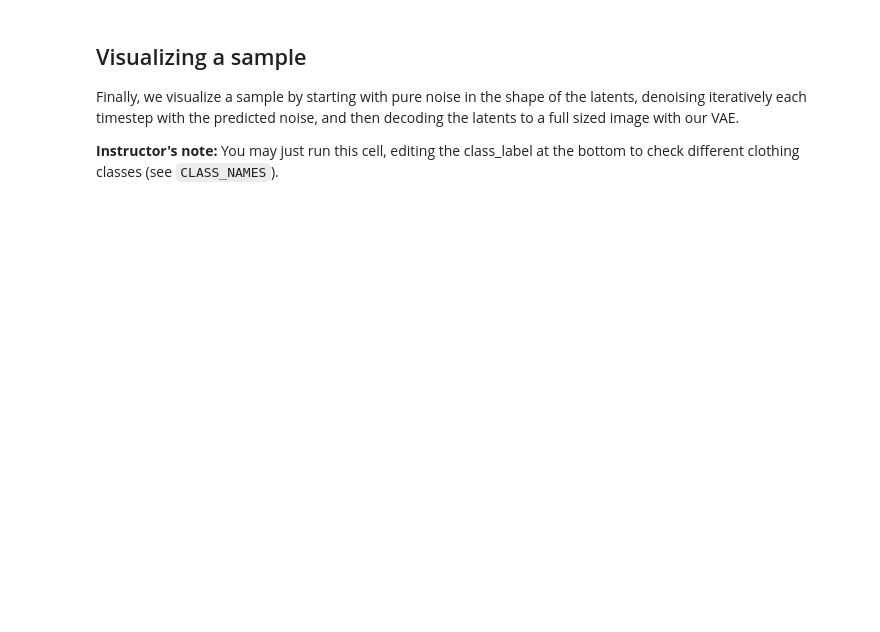
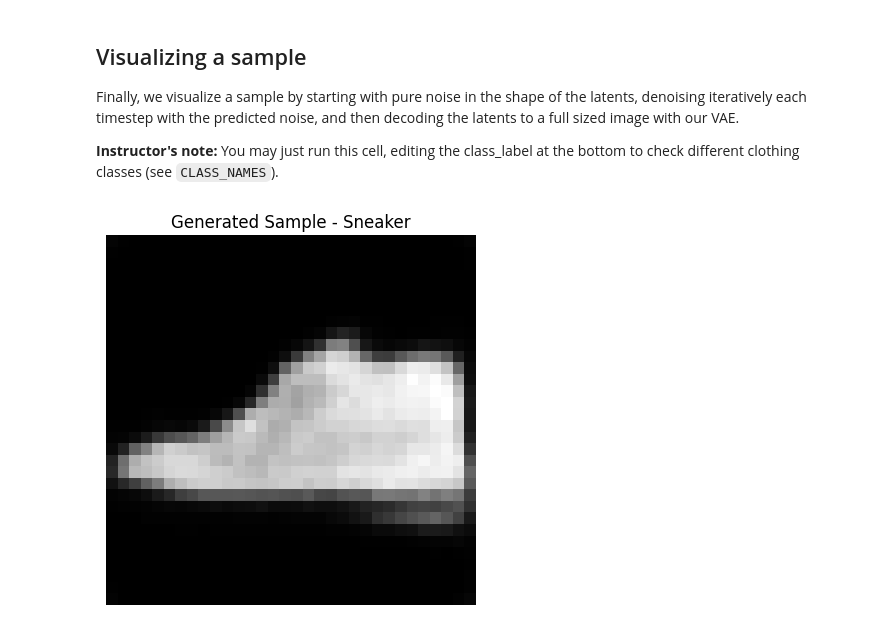
Before and after one commit to haduyenhoa/ETH-CAS-Week3, a Jupyter notebook: diffusion/w3_cx_diffusion.ipynb, the cells around one changed output. Drawn from its saved outputs; the diff is of its cells as text; code cells hidden in the pictures; blank space fills up the shorter version.

```diff
--- a/diffusion/w3_cx_diffusion.ipynb
+++ b/diffusion/w3_cx_diffusion.ipynb
@@ -1146,15 +1146,15 @@ try:
 
             # EX 8c: Apply the noise to the latents using the scheduler
             # 🎯🎯🎯 TODO: noisy_latents = ? 🎯🎯🎯
-            noisy_latents = None
+            noisy_latents = noise_scheduler.add_noise(latents, noise, timesteps) # add noise to origin sample (latents) with noise and timesteps
 
             # EX 8d: Get the model prediction
             # 🎯🎯🎯 TODO: pred = ? 🎯🎯🎯
-            pred = None  # Note that we pass in the labels y
+            pred = net(noisy_latents, timesteps, y)  # Note that we pass in the labels y
 
             # EX 8e: Calculate the loss
             # 🎯🎯🎯 TODO: loss = ? 🎯🎯🎯
-            loss = None  # How close is the output to the noise
+            loss = F.mse_loss(pred, noise)  # How close is the output to the noise
 
             # Backprop and update the params:
             opt.zero_grad()
@@ -1210,31 +1224,33 @@ def sample_from_class(class_label, num_inference_steps=T_ddpm):
         # Compute previous step
         latents = noise_scheduler.step(
             model_output=noise_pred,
             timestep=t,
             sample=latents
         ).prev_sample
 
     # Undo Stable Diffusion scaling
     latents = latents / 0.18215
 
     # Decode to image space
     image = vae.decoder(latents)
 
     # Map from [-1,1] to [0,1]
     image = (image.clamp(-1, 1) + 1) / 2
 
     return image
 
 try:
-    class_label = 9  # Ankle boot
+    class_label = 7  # Ankle boot
     image = sample_from_class(class_label=class_label)
 
     plt.imshow(image[0, 0].cpu(), cmap="gray")
     plt.axis("off")
     plt.title(f"Generated Sample - {CLASS_NAMES[class_label]}")
     plt.show()
 except (TypeError, AttributeError) as e:
     # A 🎯 TODO that is still None was used
     if "NoneType" not in str(e):
         raise
     raise NotImplementedError("Class-conditioned UNet not implemented (EX 7)") from None
+# %% [output]
+[figure, added]
```
Also changed, not shown: parts of 1 cell of this notebook.
